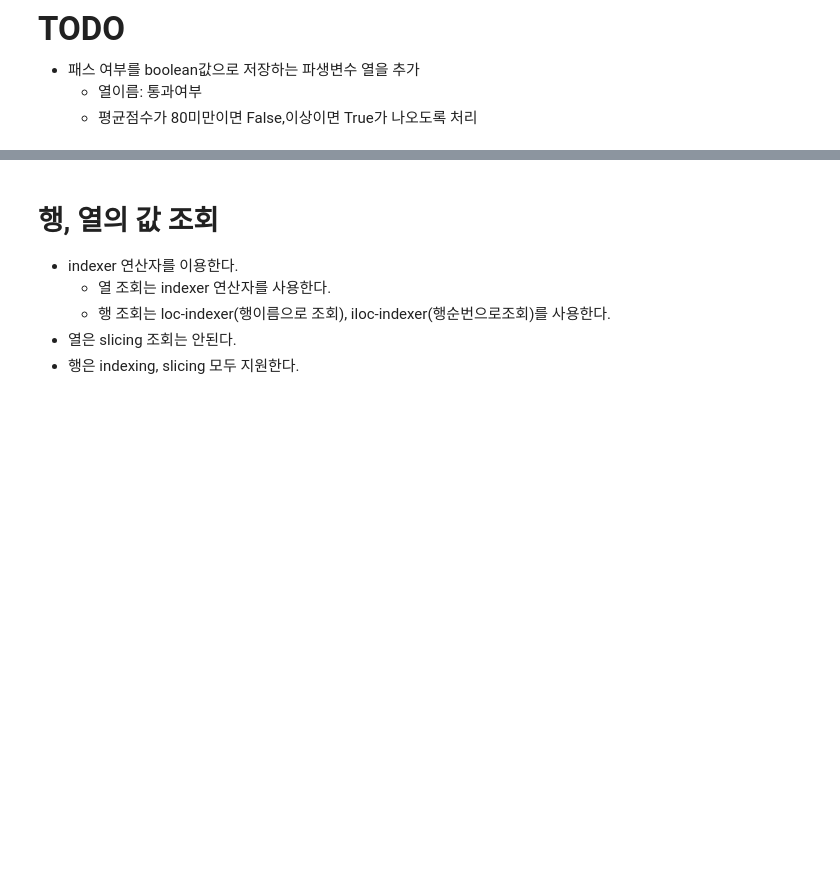
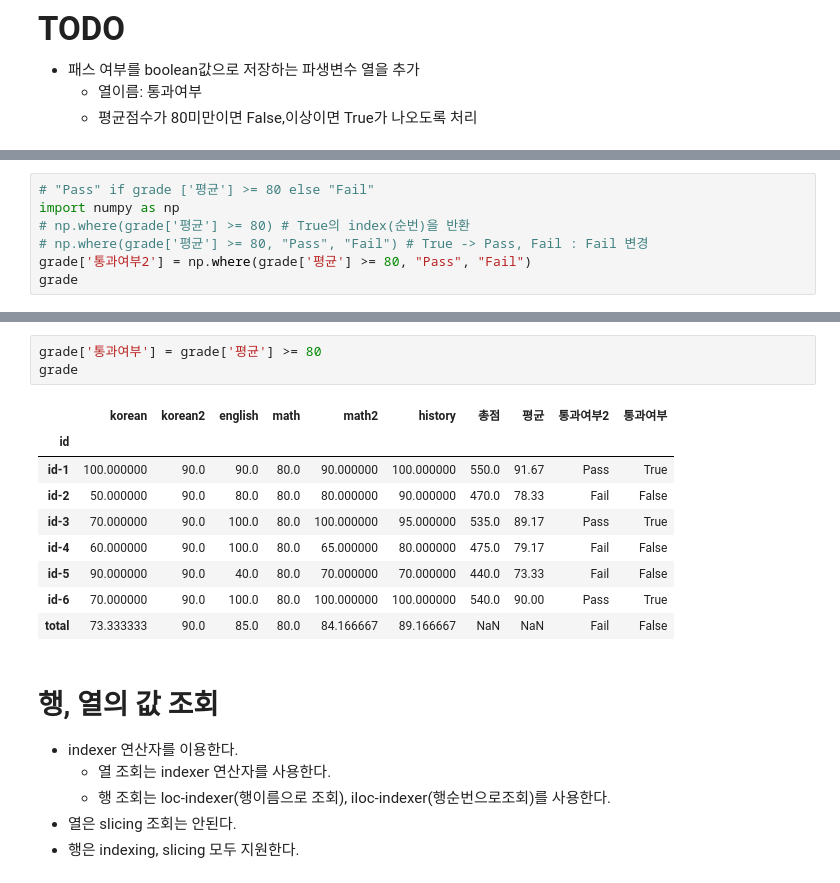
Before and after one commit to rudwo524/SKN13_KyungJae, a Jupyter notebook: 06_pandas_시각화/02_Pandas_DataFrame.ipynb, the cells around one changed output, grey strips where cells are left out. Drawn from its saved outputs; the diff is of its cells as text; blank space fills up the shorter version.

```diff
--- a/06_pandas_시각화/02_Pandas_DataFrame.ipynb
+++ b/06_pandas_시각화/02_Pandas_DataFrame.ipynb
@@ -1158,0 +1217,7 @@ round(grade2.mean(axis=1), 2)
+# %%
+# "Pass" if grade ['평균'] >= 80 else "Fail"
+import numpy as np
+# np.where(grade['평균'] >= 80) # True의 index(순번)을 반환
+# np.where(grade['평균'] >= 80, "Pass", "Fail") # True -> Pass, Fail : Fail 변경
+grade['통과여부2'] = np.where(grade['평균'] >= 80, "Pass", "Fail")
+grade
@@ -1159,3 +1234,16 @@ round(grade2.mean(axis=1), 2)
+# %%
+grade['통과여부'] = grade['평균'] >= 80
+grade
+# %% [output]
+|  | korean | korean2 | english | math | math2 | history | 총점 | 평균 | 통과여부2 | 통과여부 |
+| id |  |  |  |  |  |  |  |  |  |  |
+| id-1 | 100.000000 | 90.0 | 90.0 | 80.0 | 90.000000 | 100.000000 | 550.0 | 91.67 | Pass | True |
+| id-2 | 50.000000 | 90.0 | 80.0 | 80.0 | 80.000000 | 90.000000 | 470.0 | 78.33 | Fail | False |
+| id-3 | 70.000000 | 90.0 | 100.0 | 80.0 | 100.000000 | 95.000000 | 535.0 | 89.17 | Pass | True |
+| id-4 | 60.000000 | 90.0 | 100.0 | 80.0 | 65.000000 | 80.000000 | 475.0 | 79.17 | Fail | False |
+| id-5 | 90.000000 | 90.0 | 40.0 | 80.0 | 70.000000 | 70.000000 | 440.0 | 73.33 | Fail | False |
+| id-6 | 70.000000 | 90.0 | 100.0 | 80.0 | 100.000000 | 100.000000 | 540.0 | 90.00 | Pass | True |
+| total | 73.333333 | 90.0 | 85.0 | 80.0 | 84.166667 | 89.166667 | NaN | NaN | Fail | False |
 # %% [markdown]
 # 행, 열의 값 조회
 
```
Also changed, not shown: parts of 38 cells of this notebook, 4 other files.
